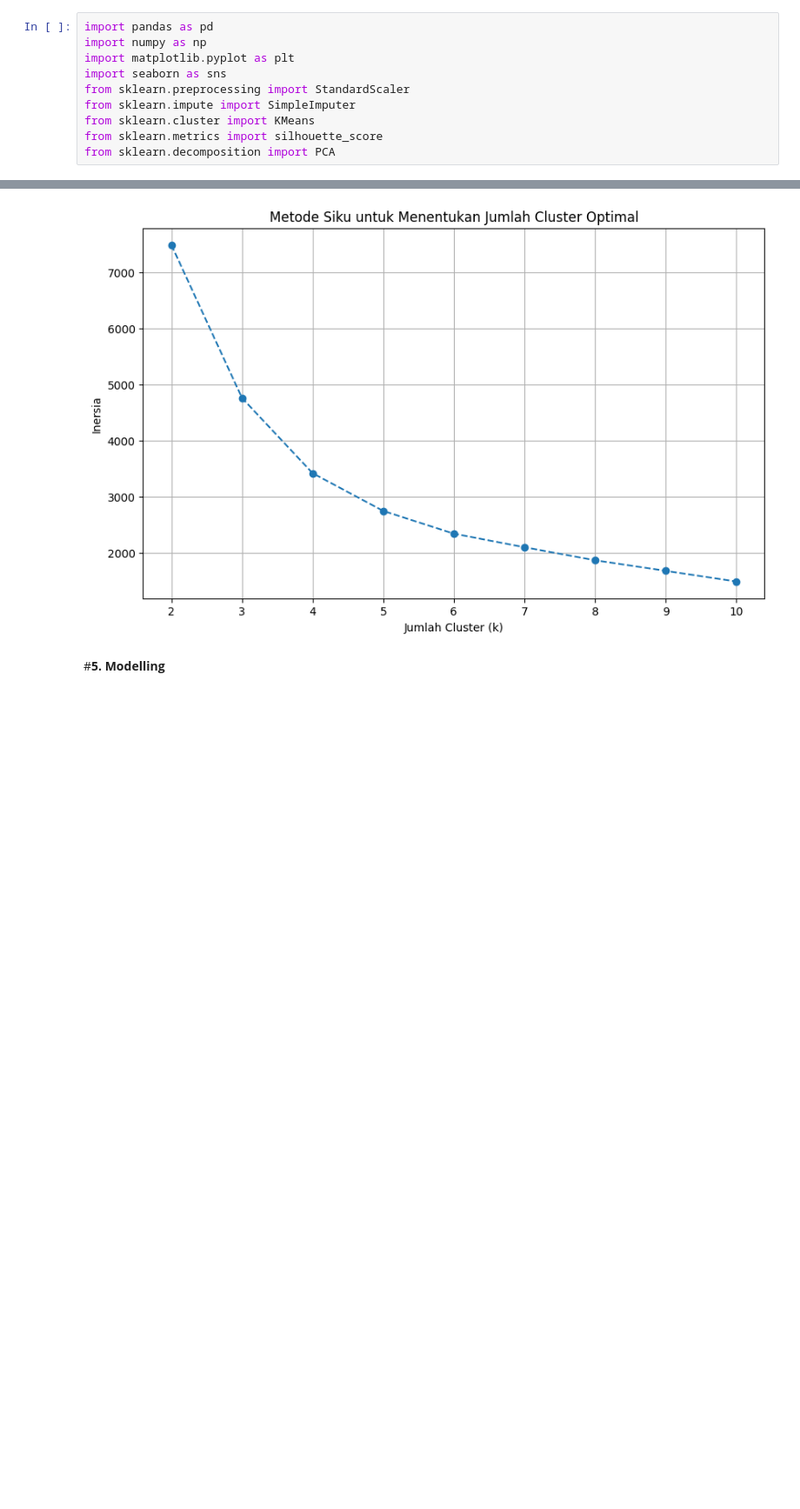
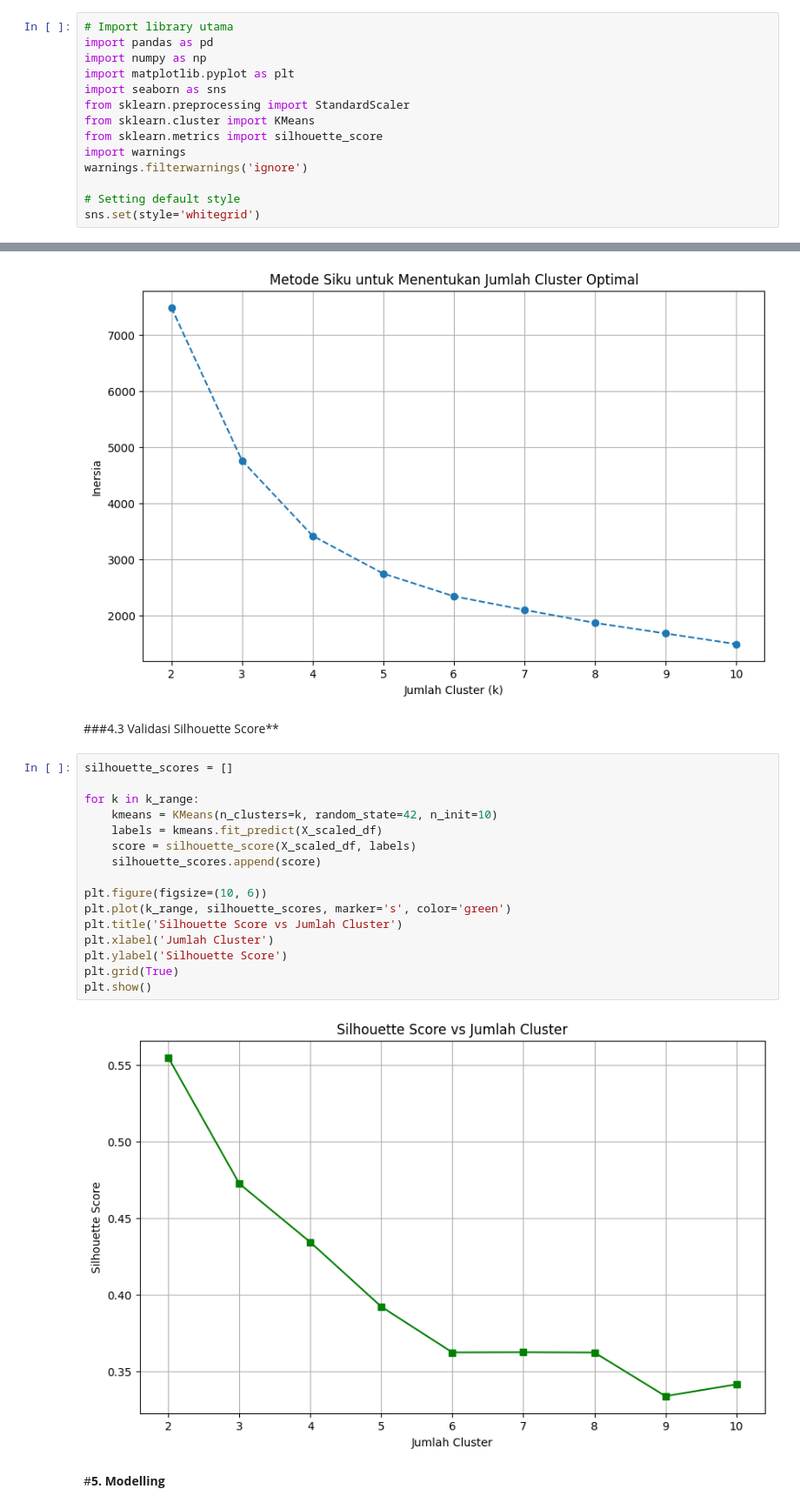
Before and after one commit to fathanzys/Data, a Jupyter notebook: 0102522024_Data.ipynb, the cells around one changed output, grey strips where cells are left out. Shown at 87% size. Cells and saved outputs as stored; diff of their text form; blank space fills up the shorter version.

```diff
--- a/0102522024_Data.ipynb
+++ b/0102522024_Data.ipynb
@@ -5,15 +5,19 @@
 # %% [markdown]
 ###**1.1 Import Library**
 # %%
+# Import library utama
 import pandas as pd
 import numpy as np
 import matplotlib.pyplot as plt
 import seaborn as sns
 from sklearn.preprocessing import StandardScaler
-from sklearn.impute import SimpleImputer
 from sklearn.cluster import KMeans
 from sklearn.metrics import silhouette_score
-from sklearn.decomposition import PCA
+import warnings
+warnings.filterwarnings('ignore')
+
+# Setting default style
+sns.set(style='whitegrid')
 # %% [markdown]
 ###**1.2 Load Dataset**
 # %%
@@ -175,5 +140,25 @@ plt.grid(True)
 plt.show()
 # %% [output]
 [figure]
+# %% [markdown]
+###4.3 Validasi Silhouette Score**
+# %%
+silhouette_scores = []
+
+for k in k_range:
+    kmeans = KMeans(n_clusters=k, random_state=42, n_init=10)
+    labels = kmeans.fit_predict(X_scaled_df)
+    score = silhouette_score(X_scaled_df, labels)
+    silhouette_scores.append(score)
+
+plt.figure(figsize=(10, 6))
+plt.plot(k_range, silhouette_scores, marker='s', color='green')
+plt.title('Silhouette Score vs Jumlah Cluster')
+plt.xlabel('Jumlah Cluster')
+plt.ylabel('Silhouette Score')
+plt.grid(True)
+plt.show()
+# %% [output]
+[figure, added]
 # %% [markdown]
 #**5. Modelling**
```
Also changed, not shown: parts of 46 cells of this notebook.
